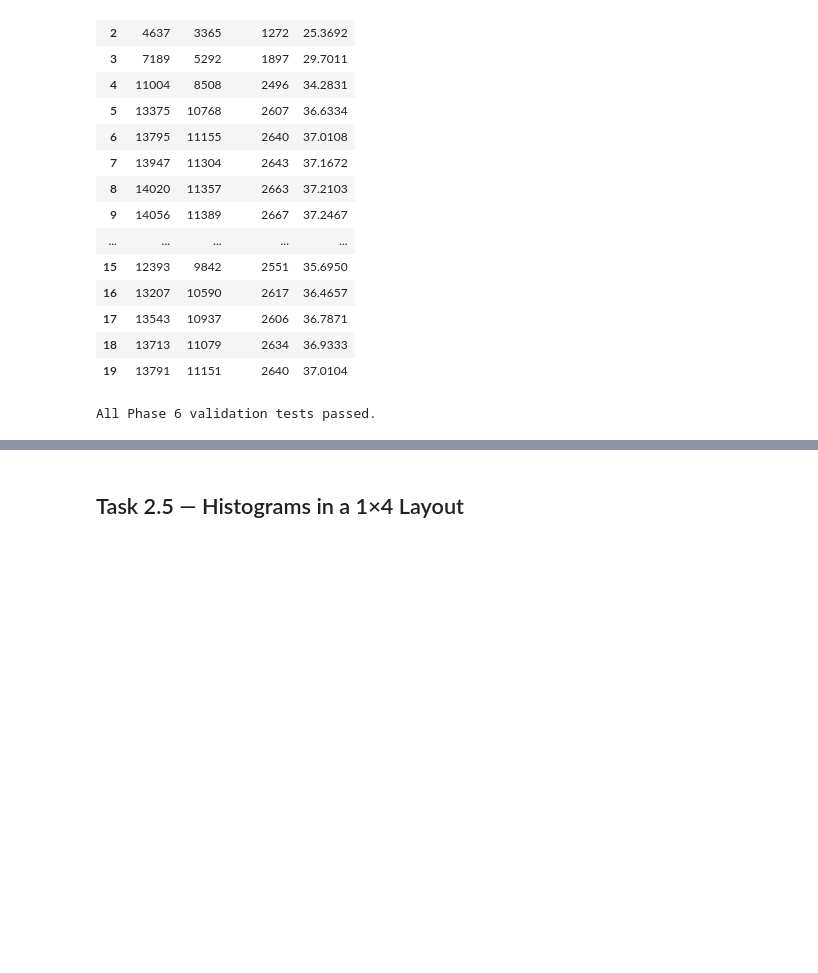
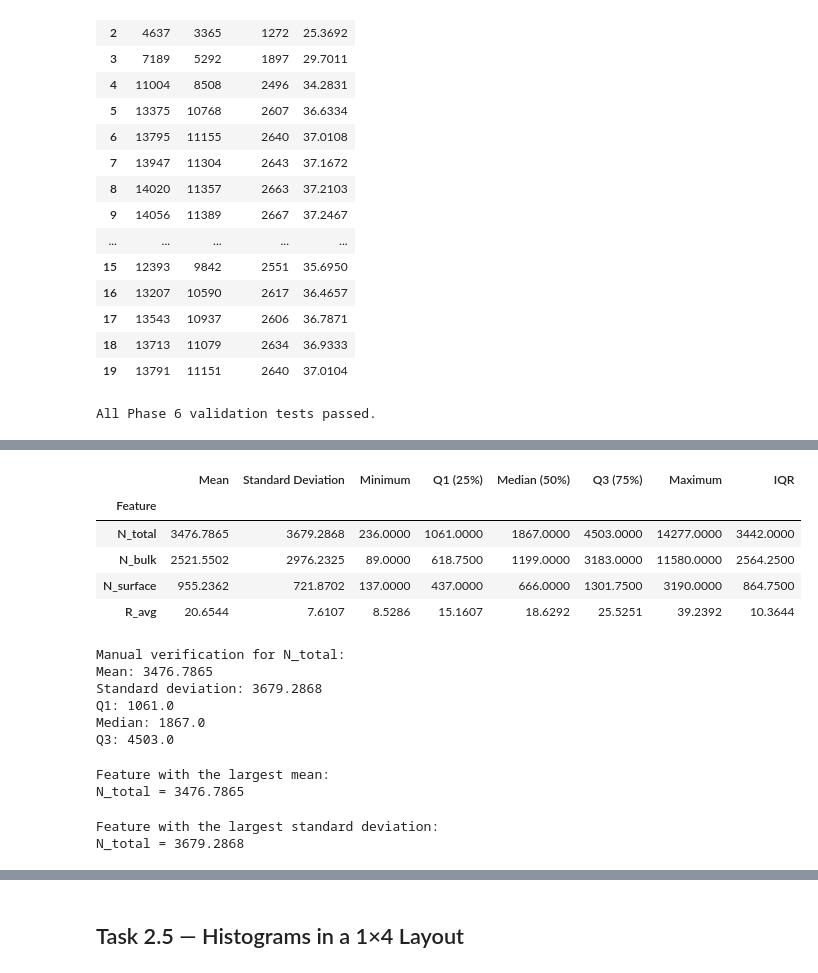
Before and after one commit to ramzymhafeel/SE4050-Deep-Learning-Lab-01, a Jupyter notebook: notebooks/SE4050_Lab01_Task2.ipynb, the cells around one changed output, grey strips where cells are left out. Cells and saved outputs as stored; diff of their text form; code cells hidden in the pictures; blank space fills up the shorter version.

Commit message:
Complete Task 2 descriptive statistics

```diff
--- a/notebooks/SE4050_Lab01_Task2.ipynb
+++ b/notebooks/SE4050_Lab01_Task2.ipynb
@@ -451,0 +507,8 @@ All Phase 6 validation tests passed.
+# %%
+statistics_df = new_df.dropna().copy()
+
+removed_rows = new_df.shape[0] - statistics_df.shape[0]
+
+print("Original rows:", new_df.shape[0])
+print("Rows used for analysis:", statistics_df.shape[0])
+print("Rows removed due to missing values:", removed_rows)
@@ -451,0 +633,19 @@ All Phase 6 validation tests passed.
+# %%
+custom_statistics = pd.DataFrame({
+    "Mean": statistics_df.mean(),
+    "Standard Deviation": statistics_df.std(),
+    "Minimum": statistics_df.min(),
+    "Q1 (25%)": statistics_df.quantile(0.25),
+    "Median (50%)": statistics_df.quantile(0.50),
+    "Q3 (75%)": statistics_df.quantile(0.75),
+    "Maximum": statistics_df.max()
+})
+
+custom_statistics["IQR"] = (
+    custom_statistics["Q3 (75%)"]
+    - custom_statistics["Q1 (25%)"]
+)
+
+print("Custom descriptive statistics table:")
+
+display(custom_statistics.round(4))
@@ -451,0 +659,49 @@ All Phase 6 validation tests passed.
+# %%
+custom_statistics.index.name = "Feature"
+
+display(custom_statistics.round(4))
+# %% [output]
+|  | Mean | Standard Deviation | Minimum | Q1 (25%) | Median (50%) | Q3 (75%) | Maximum | IQR |
+| Feature |  |  |  |  |  |  |  |  |
+| N_total | 3476.7865 | 3679.2868 | 236.0000 | 1061.0000 | 1867.0000 | 4503.0000 | 14277.0000 | 3442.0000 |
+| N_bulk | 2521.5502 | 2976.2325 | 89.0000 | 618.7500 | 1199.0000 | 3183.0000 | 11580.0000 | 2564.2500 |
+| N_surface | 955.2362 | 721.8702 | 137.0000 | 437.0000 | 666.0000 | 1301.7500 | 3190.0000 | 864.7500 |
+| R_avg | 20.6544 | 7.6107 | 8.5286 | 15.1607 | 18.6292 | 25.5251 | 39.2392 | 10.3644 |
+# %%
+n_total_mean = statistics_df["N_total"].mean()
+n_total_std = statistics_df["N_total"].std()
+n_total_q1 = statistics_df["N_total"].quantile(0.25)
+n_total_median = statistics_df["N_total"].quantile(0.50)
+n_total_q3 = statistics_df["N_total"].quantile(0.75)
+
+print("Manual verification for N_total:")
+print("Mean:", round(n_total_mean, 4))
+print("Standard deviation:", round(n_total_std, 4))
+print("Q1:", round(n_total_q1, 4))
+print("Median:", round(n_total_median, 4))
+print("Q3:", round(n_total_q3, 4))
+# %% [output]
+Manual verification for N_total:
+Mean: 3476.7865
+Standard deviation: 3679.2868
+Q1: 1061.0
+Median: 1867.0
+Q3: 4503.0
+# %%
+largest_mean_feature = feature_means.idxmax()
+largest_mean_value = feature_means.max()
+
+print("Feature with the largest mean:")
+print(largest_mean_feature, "=", round(largest_mean_value, 4))
+# %% [output]
+Feature with the largest mean:
+N_total = 3476.7865
+# %%
+largest_std_feature = feature_standard_deviations.idxmax()
+largest_std_value = feature_standard_deviations.max()
+
+print("Feature with the largest standard deviation:")
+print(largest_std_feature, "=", round(largest_std_value, 4))
+# %% [output]
+Feature with the largest standard deviation:
+N_total = 3679.2868
```
Also changed, not shown: parts of 21 cells of this notebook.
